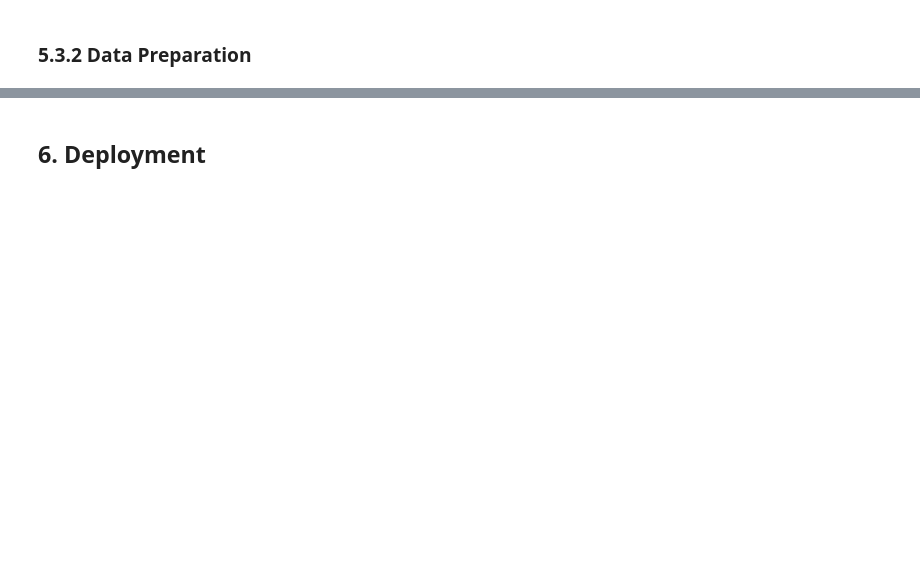
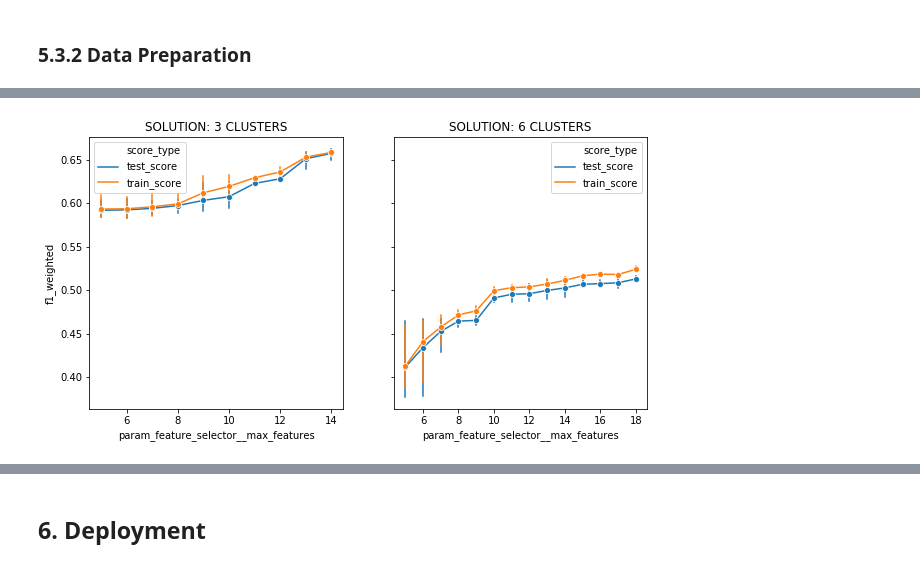
Before and after one commit to alfredsasko/Customer-Journey-Analytics, a Jupyter notebook: customer-journey-analytics.ipynb, the cells around one changed output, grey strips where cells are left out. Saved outputs shown, nothing was run; the diff lists cells and outputs as text; code cells hidden in the pictures; blank space fills up the shorter version.

```diff
--- a/customer-journey-analytics.ipynb
+++ b/customer-journey-analytics.ipynb
@@ -830,4 +1218,5 @@ for k in num_seeds:
 
     X['clusters_{}'.format(k)] = labels[k] + 1
 
-display(X.head())
+y_pred = X[X.columns[X.columns.str.contains('clusters')]]
+display(y_pred)
@@ -995,6 +1463,7 @@ display(nan_vars_summary[nan_prop_vars > 0])
 # %%
 # FEATURE ENGINEERING
 # -------------------
+reload(helper)
 re_engineered_vars = ['traffic_keyword',
                       'product_brand',
                       'product_category',
@@ -1005,15 +1474,14 @@ re_engineered_vars = ['traffic_keyword',
                       'social_referral',
                       'ad_campaign',
                       'avg_product_revenue',
-                      'unique_products']
+                      'avg_unique_products']
 
 # Reconstruct traffic variables
 # -----------------------------
 df['traffic_keyword'] = (df['traffic_keyword']
-                         .astype(str)
+                         .astype(object)
                          .apply(helper.reconstruct_traffic_keyword)
                          .astype('category'))
-
 
 # Engineer brand variable from brand keywords in product name
 # and brand variables. Remaining (not set) brand is Google brand
@@ -1069,11 +1537,12 @@ df.loc[~nan_mask[ad_vars].all(axis=1), 'ad_campaign'] = True
 # Variables with high proportion of missing values
 drop_vars = [
     'referral_path',                 # not valuable information
-    'product_name',                  # too detailed, category sufficient
+#     'product_name',                  # too detailed, category sufficient
     'product_brand',                 # reconstructed
     'product_brand_grp',             # reconstructed
     'product_category_grp',          # reconstructed
     'is_social_referral',            # reconstructed social_referral
+    'traffic_kbeyword',               # to detailed and collinear with channel group
     'campaign',                      # reconstructed is_ad_campaign
     'ad_content',                    # reconstructed is_ad_campaign
     'ad_page',                       # reconstructed is_ad_campaign
@@ -1159,0 +1783,64 @@ data = pd.merge(agg_df,
+# %%
+# fine tune selected classifiers
+# ------------------------------
+reload(helper)
+# Cycle over cluster solutions
+pipe, grid_search = {}, {}
+max_features = [
+    np.arange(5, 15, 1),
+    np.arange(5, 19, 1)
+]
+fig, axes = plt.subplots(
+    1, len(num_seeds), figsize=(10, 5), sharey=True
+)
+for i, (ax, k, num_features) in enumerate(zip(
+    axes.flatten(), num_seeds, max_features)):
+
+    # set pipeline
+    pipe_steps = [
+        ('preprocessor', StandardScaler()),
+        ('feature_selector',
+         SelectFromModel(
+             RandomForestClassifier(
+                 n_jobs=-1,
+                 random_state=random_state
+            ),
+            threshold = -np.inf
+         )
+        ),
+        ('classifier', None)
+    ]
+
+    pipe[k] = Pipeline(pipe_steps)
+
+    # set grid_search
+    param_grid = {
+        'feature_selector__max_features': num_features,
+        'classifier': [
+            LinearSVC(random_state=random_state, dual=False)
+        ]
+    }
+
+    grid_search[k] = GridSearchCV(
+        estimator=pipe[k],
+        param_grid=param_grid,
+        scoring='f1_weighted',
+        n_jobs=-1,
+        return_train_score=True
+    )
+
+    # run screening
+    title = 'SOLUTION: {} CLUSTERS'.format(k)
+    plt.sca(ax)
+    grid_search[k] = helper.screen_model(
+        X_train,
+        X_test,
+        Y_train['clusters_{}'.format(k)],
+        Y_test['clusters_{}'.format(k)],
+        grid_search=grid_search[k],
+        fine_param='param_feature_selector__max_features',
+        title=title,
+        verbose='plot'
+    )
+# %% [output]
+[figure, added]
```
Also changed, not shown: parts of 39 cells of this notebook, 4 other files.
